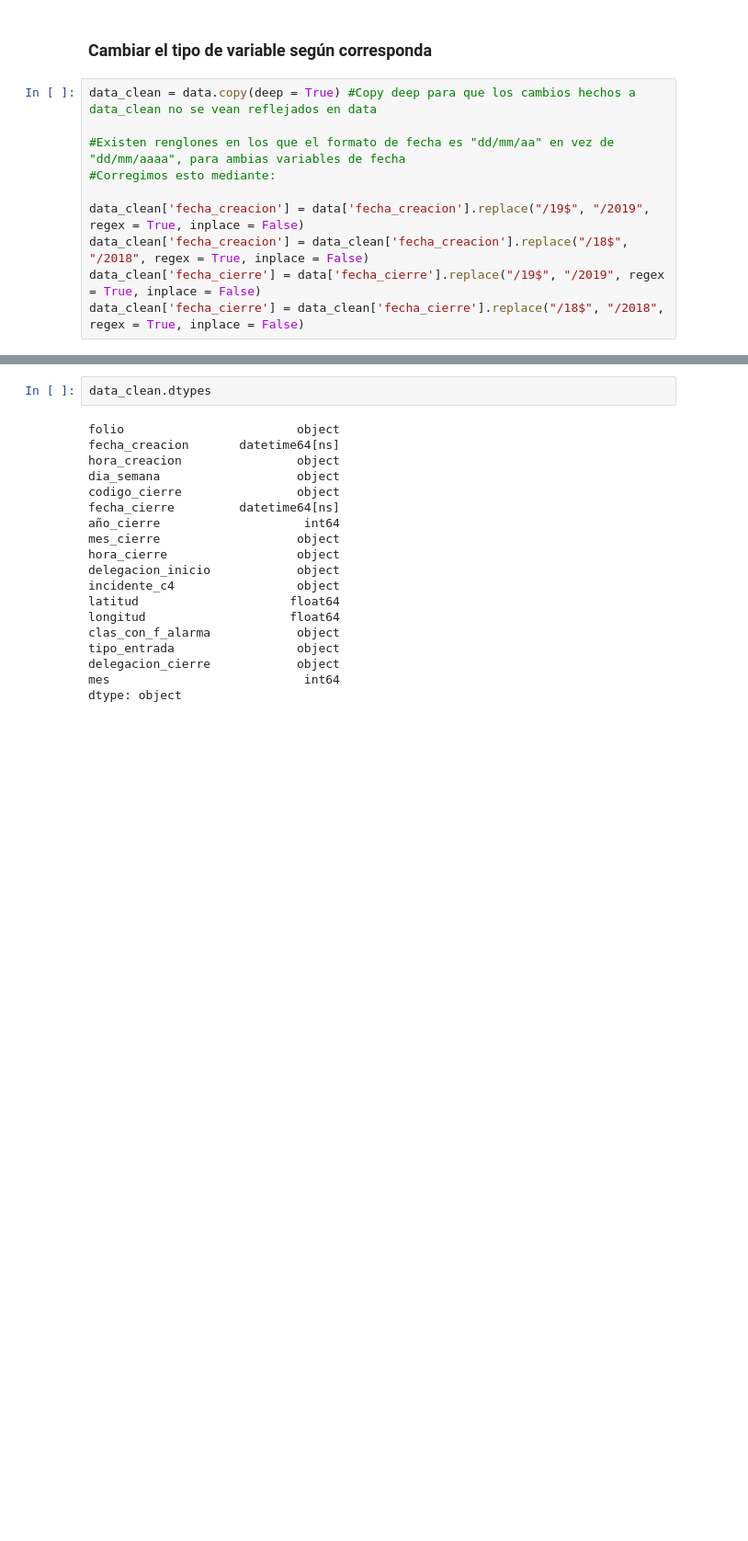
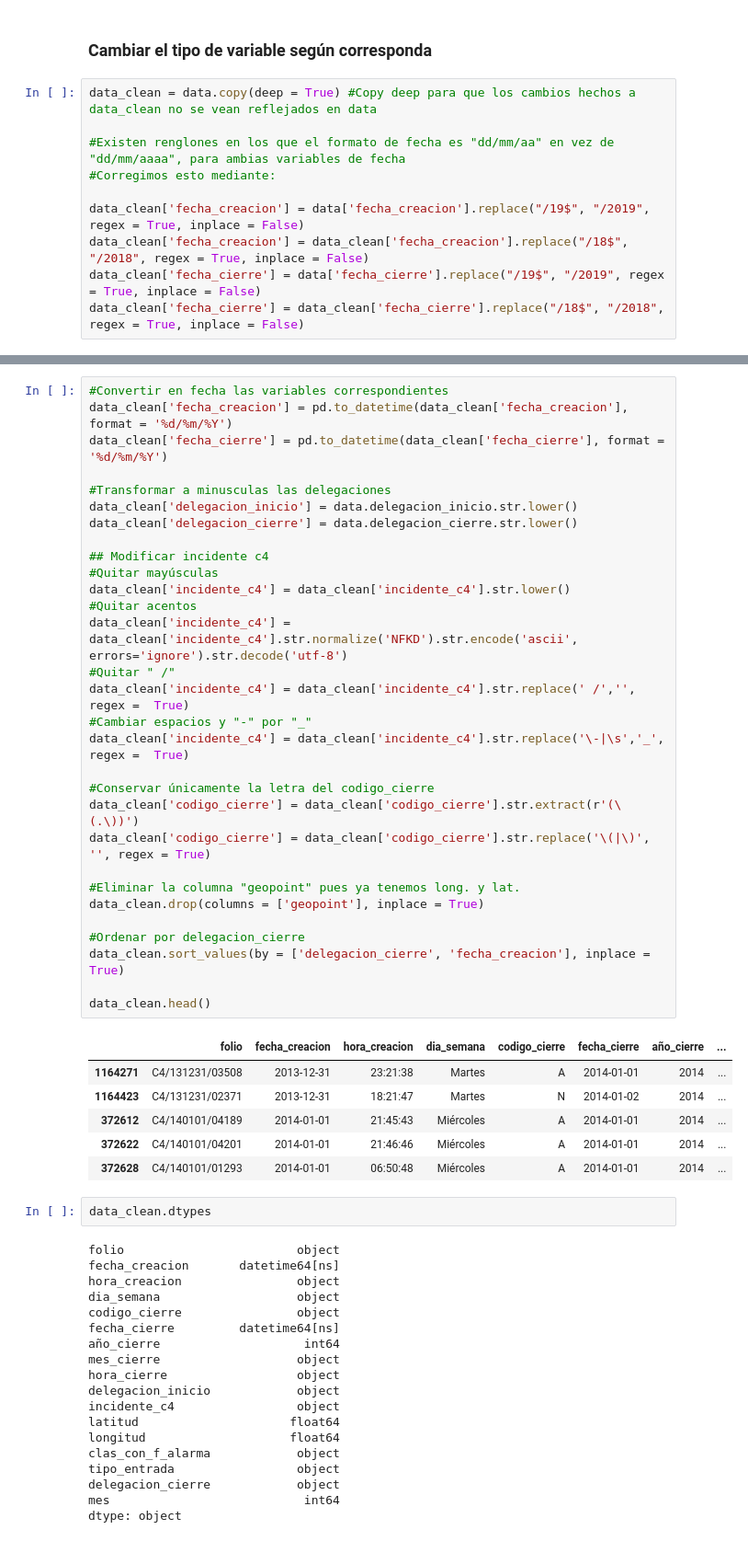
Before and after one commit to mhnk77/proyecto_1_E3_intro_ds, a Jupyter notebook: EDA_Proyecto_1_C5.ipynb, the cells around one changed output, grey strips where cells are left out. Shown at 92% size. Cells and saved outputs as stored; diff of their text form; blank space fills up the shorter version.

```diff
--- a/EDA_Proyecto_1_C5.ipynb
+++ b/EDA_Proyecto_1_C5.ipynb
@@ -85,3 +73,40 @@ data_clean.head()
+# %%
+#Convertir en fecha las variables correspondientes
+data_clean['fecha_creacion'] = pd.to_datetime(data_clean['fecha_creacion'], format = '%d/%m/%Y')
+data_clean['fecha_cierre'] = pd.to_datetime(data_clean['fecha_cierre'], format = '%d/%m/%Y')
+
+#Transformar a minusculas las delegaciones
+data_clean['delegacion_inicio'] = data.delegacion_inicio.str.lower()
+data_clean['delegacion_cierre'] = data.delegacion_cierre.str.lower()
+
+## Modificar incidente c4
+#Quitar mayúsculas
+data_clean['incidente_c4'] = data_clean['incidente_c4'].str.lower()
+#Quitar acentos
+data_clean['incidente_c4'] = data_clean['incidente_c4'].str.normalize('NFKD').str.encode('ascii', errors='ignore').str.decode('utf-8')
+#Quitar " /"
+data_clean['incidente_c4'] = data_clean['incidente_c4'].str.replace(' /','', regex =  True)
+#Cambiar espacios y "-" por "_"
+data_clean['incidente_c4'] = data_clean['incidente_c4'].str.replace('\-|\s','_', regex =  True)
+
+#Conservar únicamente la letra del codigo_cierre
+data_clean['codigo_cierre'] = data_clean['codigo_cierre'].str.extract(r'(\(.\))')
+data_clean['codigo_cierre'] = data_clean['codigo_cierre'].str.replace('\(|\)', '', regex = True)
+
+#Eliminar la columna "geopoint" pues ya tenemos long. y lat.
+data_clean.drop(columns = ['geopoint'], inplace = True)
+
+#Ordenar por delegacion_cierre
+data_clean.sort_values(by = ['delegacion_cierre', 'fecha_creacion'], inplace = True)
+
+data_clean.head()
+# %% [output]
+|  | folio | fecha_creacion | hora_creacion | dia_semana | codigo_cierre | fecha_cierre | año_cierre | ... |
+| 1164271 | C4/131231/03508 | 2013-12-31 | 23:21:38 | Martes | A | 2014-01-01 | 2014 | ... |
+| 1164423 | C4/131231/02371 | 2013-12-31 | 18:21:47 | Martes | N | 2014-01-02 | 2014 | ... |
+| 372612 | C4/140101/04189 | 2014-01-01 | 21:45:43 | Miércoles | A | 2014-01-01 | 2014 | ... |
+| 372622 | C4/140101/04201 | 2014-01-01 | 21:46:46 | Miércoles | A | 2014-01-01 | 2014 | ... |
+| 372628 | C4/140101/01293 | 2014-01-01 | 06:50:48 | Miércoles | A | 2014-01-01 | 2014 | ... |
 # %%
 data_clean.dtypes
 # %% [output]
```
Also changed, not shown: parts of 5 cells of this notebook.
